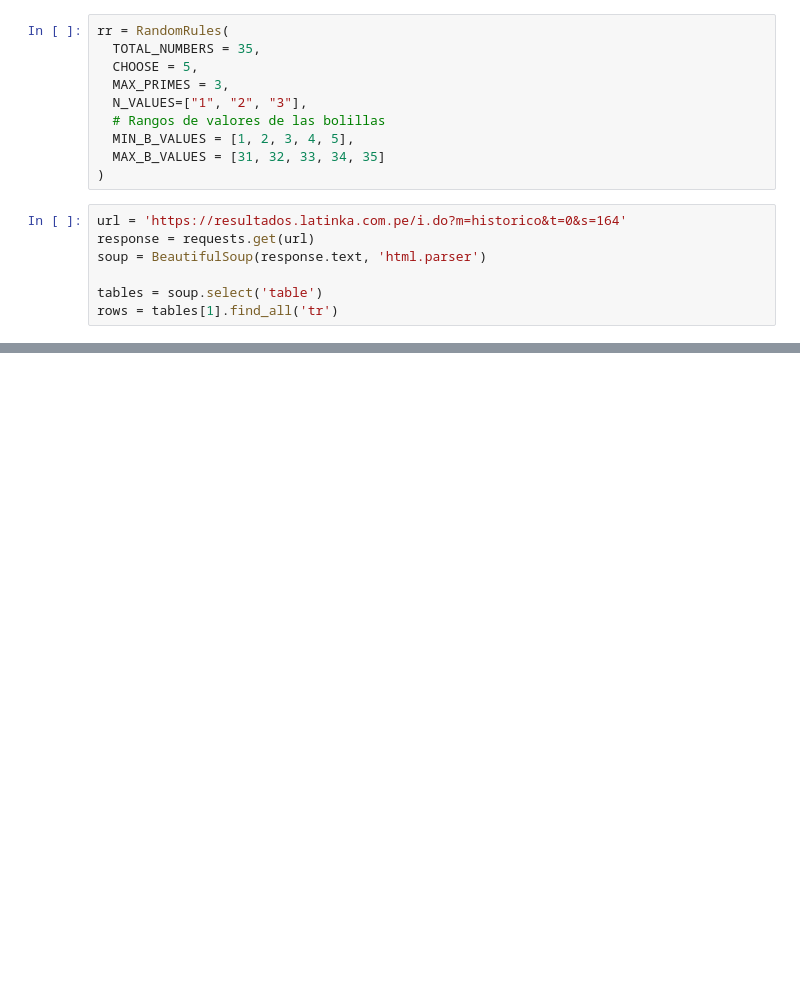
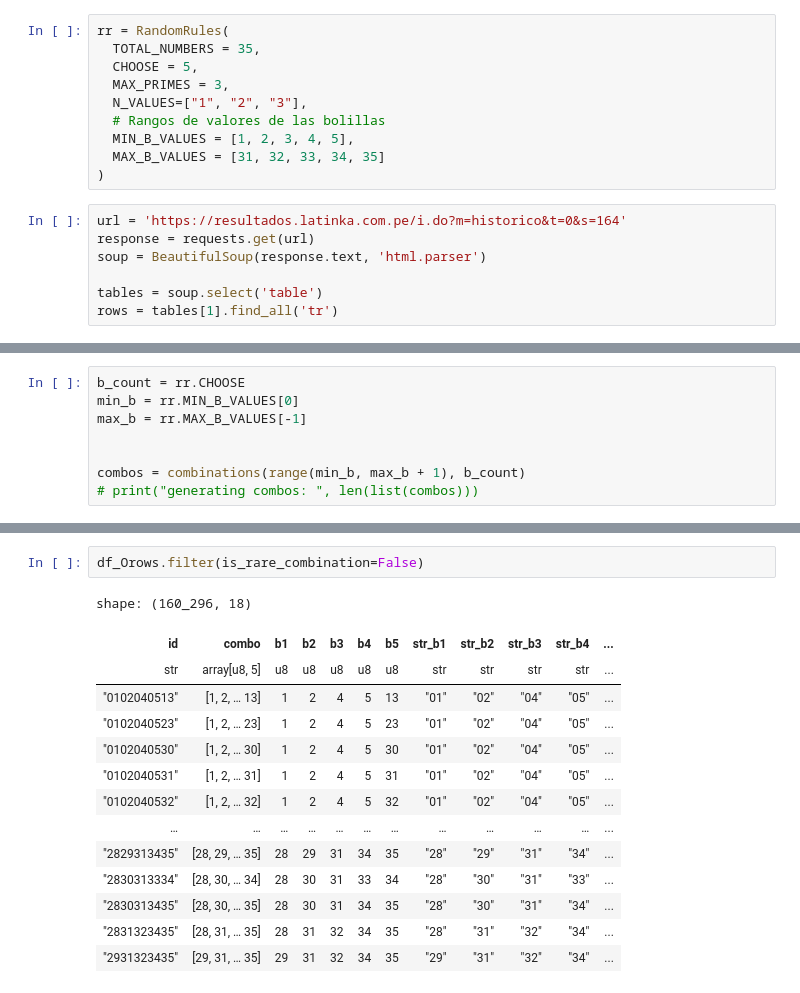
Before and after one commit to coins5/tinkapp.v4, a Jupyter notebook: explore_bolillas_v3_GN.ipynb, the cells around one changed output, grey strips where cells are left out. Drawn from its saved outputs; the diff is of its cells as text; blank space fills up the shorter version.

```diff
--- a/explore_bolillas_v3_GN.ipynb
+++ b/explore_bolillas_v3_GN.ipynb
@@ -185,0 +265,8 @@ shape: (23, 3)
+# %%
+b_count = rr.CHOOSE
+min_b = rr.MIN_B_VALUES[0]
+max_b = rr.MAX_B_VALUES[-1]
+
+
+combos = combinations(range(min_b, max_b + 1), b_count)
+# print("generating combos: ", len(list(combos)))
@@ -185,0 +344,17 @@ shape: (23, 3)
+# %%
+df_Orows.filter(is_rare_combination=False)
+# %% [output]
+shape: (160_296, 18)
+| id | combo | b1 | b2 | b3 | b4 | b5 | str_b1 | str_b2 | str_b3 | str_b4 | ... |
+| str | array[u8, 5] | u8 | u8 | u8 | u8 | u8 | str | str | str | str | ... |
+| "0102040513" | [1, 2, … 13] | 1 | 2 | 4 | 5 | 13 | "01" | "02" | "04" | "05" | ... |
+| "0102040523" | [1, 2, … 23] | 1 | 2 | 4 | 5 | 23 | "01" | "02" | "04" | "05" | ... |
+| "0102040530" | [1, 2, … 30] | 1 | 2 | 4 | 5 | 30 | "01" | "02" | "04" | "05" | ... |
+| "0102040531" | [1, 2, … 31] | 1 | 2 | 4 | 5 | 31 | "01" | "02" | "04" | "05" | ... |
+| "0102040532" | [1, 2, … 32] | 1 | 2 | 4 | 5 | 32 | "01" | "02" | "04" | "05" | ... |
+| … | … | … | … | … | … | … | … | … | … | … | ... |
+| "2829313435" | [28, 29, … 35] | 28 | 29 | 31 | 34 | 35 | "28" | "29" | "31" | "34" | ... |
+| "2830313334" | [28, 30, … 34] | 28 | 30 | 31 | 33 | 34 | "28" | "30" | "31" | "33" | ... |
+| "2830313435" | [28, 30, … 35] | 28 | 30 | 31 | 34 | 35 | "28" | "30" | "31" | "34" | ... |
+| "2831323435" | [28, 31, … 35] | 28 | 31 | 32 | 34 | 35 | "28" | "31" | "32" | "34" | ... |
+| "2931323435" | [29, 31, … 35] | 29 | 31 | 32 | 34 | 35 | "29" | "31" | "32" | "34" | ... |
```
Also changed, not shown: parts of 7 cells of this notebook, 1 other file.
